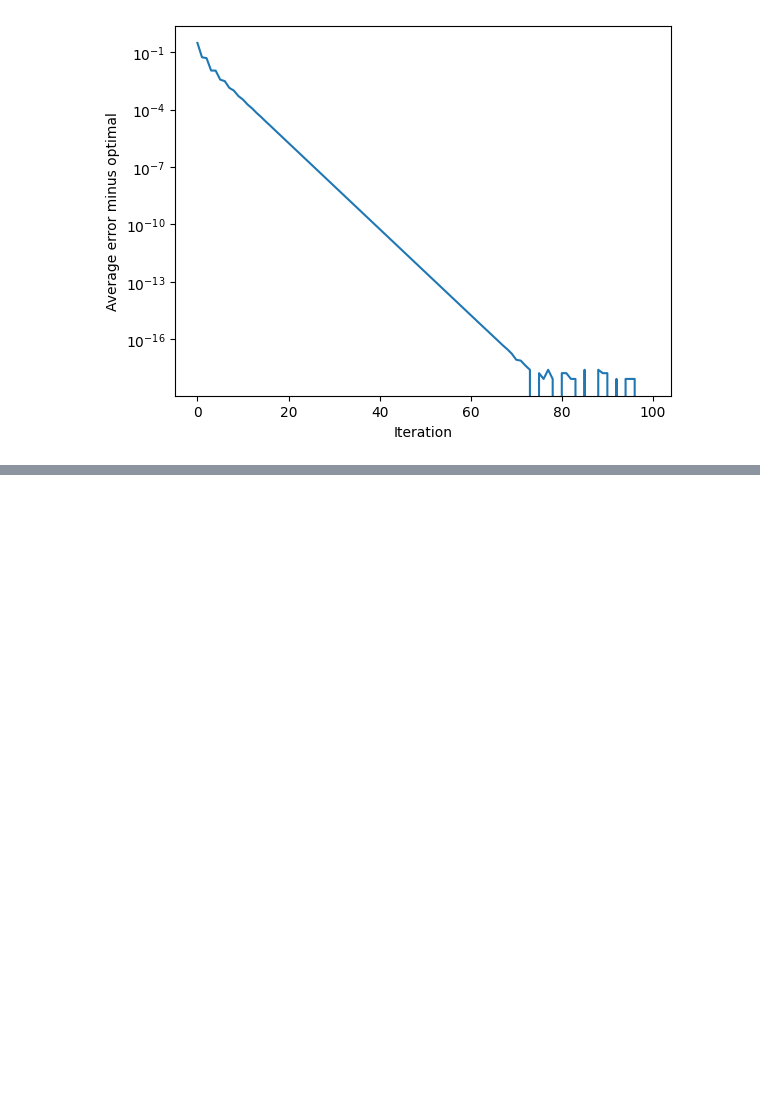
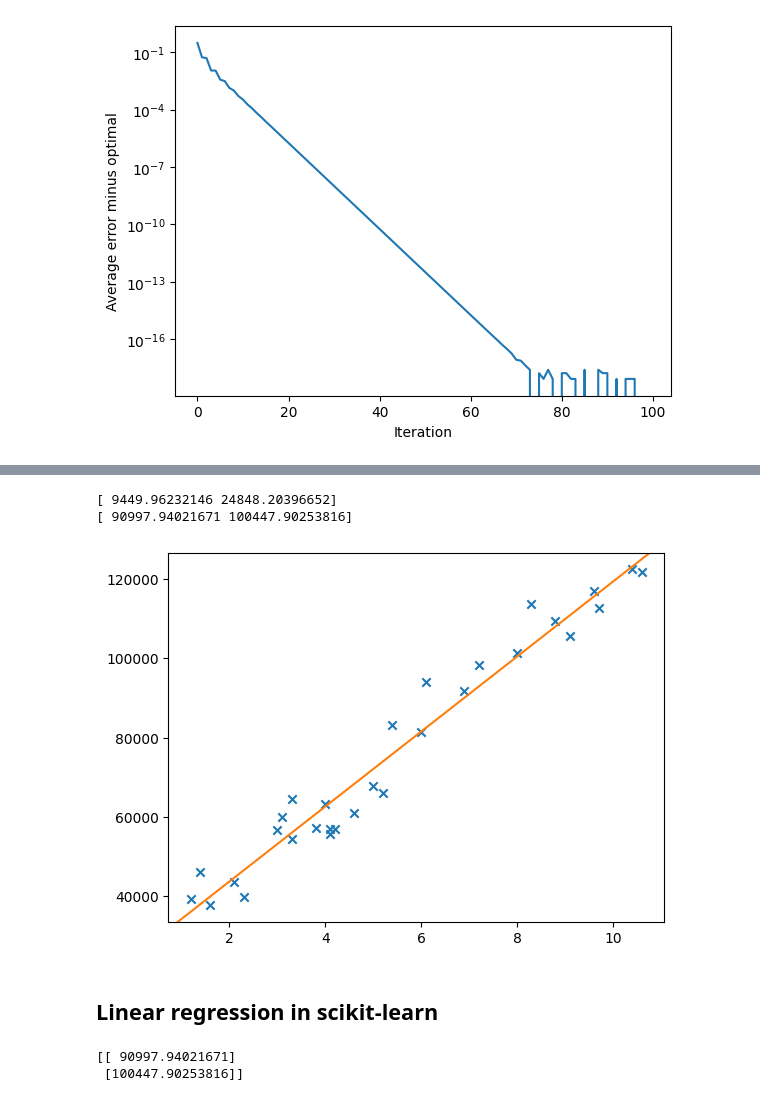
Before and after one commit to chnu-sci-tech/intellectual-data-analysis, a Jupyter notebook: src/201_ml_intro.ipynb, the cells around one changed output, grey strips where cells are left out. Drawn from its saved outputs; the diff is of its cells as text; code cells hidden in the pictures; blank space fills up the shorter version.

```diff
--- a/src/201_ml_intro.ipynb
+++ b/src/201_ml_intro.ipynb
@@ -184,0 +272,37 @@ Text(0, 0.5, 'Average error minus optimal')
+# %%
+# linear regression in numpy:
+import numpy as np
+
+x, y = get_data('../resources/Salary_dataset.csv', 'YearsExperience', 'Salary')
+
+x_input = np.array([x, np.ones(len(x))]).T
+
+theta = np.linalg.solve(x_input.T @ x_input, x_input.T @ y)
+print(theta)
+
+# predict on new data
+x_new = np.array([[7, 1], [8, 1]])
+ypred = x_new @ theta
+print(ypred)
+plot_fit(x, y, theta)
+# %% [output]
+[ 9449.96232146 24848.20396652]
+[ 90997.94021671 100447.90253816]
+[figure, added]
+# %% [markdown]
+## Linear regression in scikit-learn
+# %%
+from sklearn.linear_model import LinearRegression
+
+# don't include constant term in X
+x, y = get_data('../resources/Salary_dataset.csv', 'YearsExperience', 'Salary')
+x_reshaped, y_reshaped = x.values.reshape(-1, 1), y.values.reshape(-1, 1)
+model = LinearRegression(fit_intercept=True)
+model.fit(x_reshaped, y_reshaped)
+
+# predict on new data
+Xnew = np.array([[7], [8]])
+print(model.predict(Xnew))
+# %% [output]
+[[ 90997.94021671]
+ [100447.90253816]]
```
Also changed, not shown: parts of 10 cells of this notebook, 5 other files.
